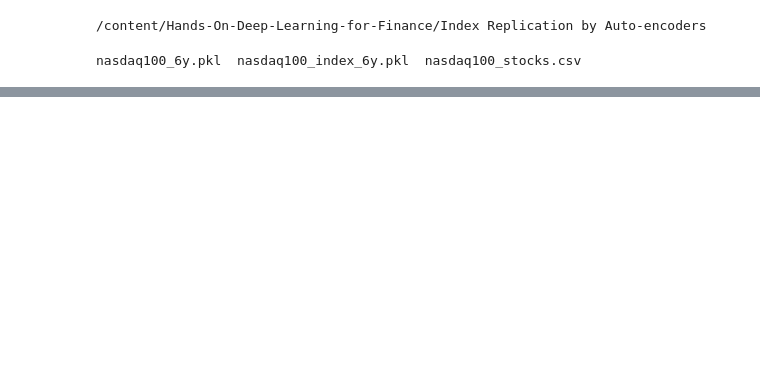
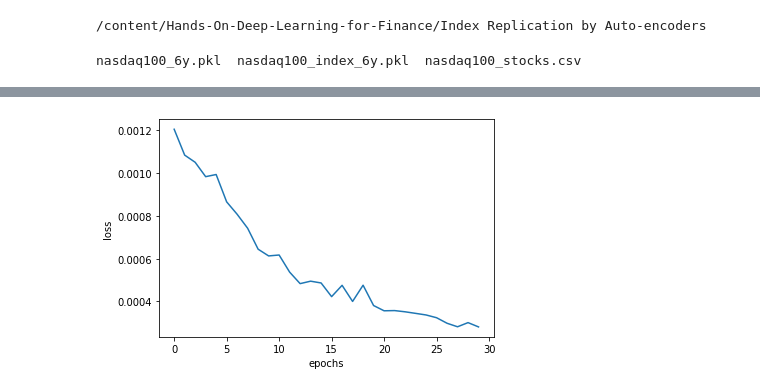
Before and after one commit to malraharsh/DLF-Index-Replication-Autoencoder, a Jupyter notebook: Gathering_Index_Data.ipynb, the cells around one changed output, grey strips where cells are left out. Saved outputs shown, nothing was run; the diff lists cells and outputs as text; code cells hidden in the pictures; blank space fills up the shorter version.

```diff
--- a/Gathering_Index_Data.ipynb
+++ b/Gathering_Index_Data.ipynb
@@ -83,0 +65,8 @@ stock_data.iloc[:, 1:].to_pickle('NASDAQ_STOCKS.pkl')
+# %%
+stocks_scaler = MinMaxScaler([0, 1])
+X_train = stocks_scaler.fit_transform(X_train)
+X_test = stocks_scaler.transform(X_test)
+
+idx_scaler = MinMaxScaler([0, 1])
+y_train = idx_scaler.fit_transform(y_train)
+y_test = idx_scaler.transform(y_test)
@@ -83,0 +81,8 @@ stock_data.iloc[:, 1:].to_pickle('NASDAQ_STOCKS.pkl')
+# %%
+n_features = X_train.shape[1]
+
+model = Sequential([Dense(8, input_shape=(n_features, ), activation='relu'),
+                    Dense(4, activation='relu'),
+                    Dense(8, activation='relu'),
+                    Dense(n_features, activation='sigmoid')])
+model.summary()
@@ -83,0 +106,11 @@ stock_data.iloc[:, 1:].to_pickle('NASDAQ_STOCKS.pkl')
+# %%
+model.compile(loss='mse', optimizer='Adam')
+# %%
+epochs = 30
+batch_size = 1
+
+history = model.fit(X_train,
+                    y_train,
+                    verbose=1,
+                    epochs=epochs,
+                    batch_size=batch_size)
@@ -83,0 +135,7 @@ stock_data.iloc[:, 1:].to_pickle('NASDAQ_STOCKS.pkl')
+# %%
+plt.plot(history.history['loss'])
+plt.xlabel('epochs')
+plt.ylabel('loss')
+plt.show()
+# %% [output]
+[figure, added]
```
Also changed, not shown: parts of 25 cells of this notebook.
